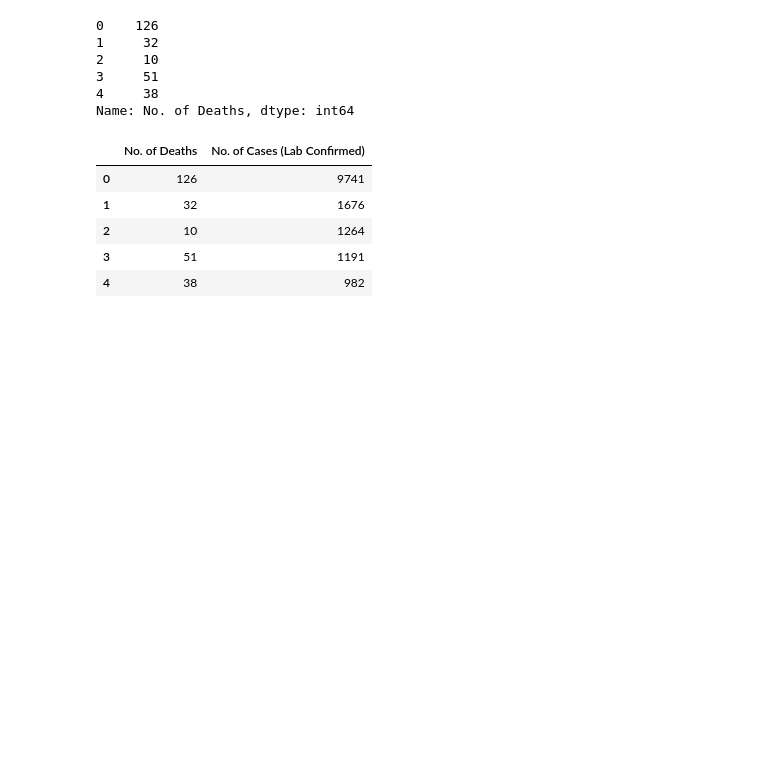
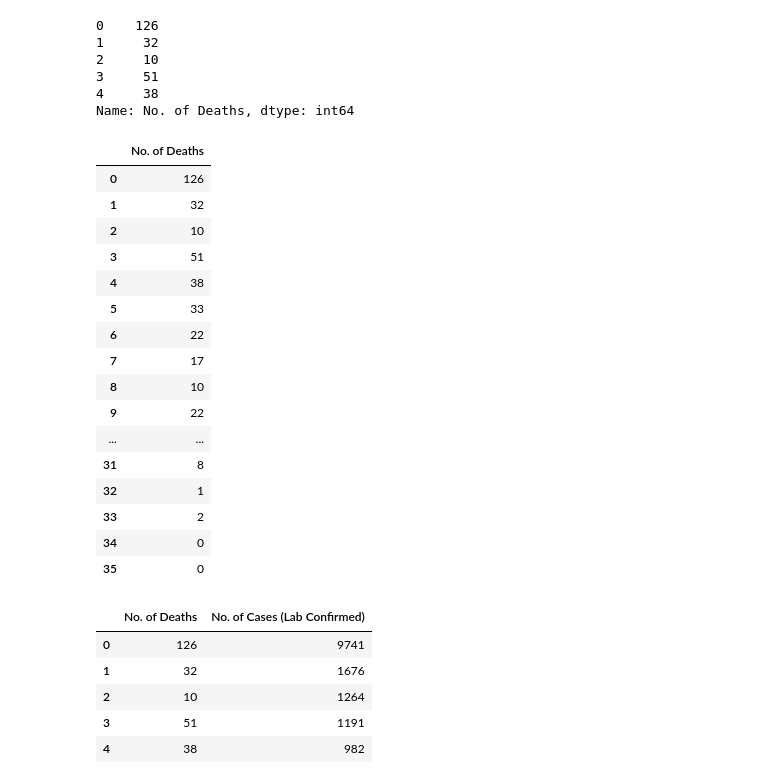
Before and after one commit to Ridzy619/Datafain, a Jupyter notebook: Courses/Data Science Fundamentals/Day 3/Day 3.ipynb, the cells around one changed output. Saved outputs shown, nothing was run; the diff lists cells and outputs as text; code cells hidden in the pictures; blank space fills up the shorter version.

```diff
--- a/Courses/Data Science Fundamentals/Day 3/Day 3.ipynb
+++ b/Courses/Data Science Fundamentals/Day 3/Day 3.ipynb
@@ -223,8 +266,8 @@ pd.read_html('http://www.fdic.gov/bank/individual/failed/banklist.html')[0]
 import requests
 
 url1 = 'http://covid19.ncdc.gov.ng/'
-web_out = requests.get(url1).content
-covid_df = pd.read_html(web_out)[0]
+web_content = requests.get(url1).content
+covid_df = pd.read_html(web_content)[0]
 covid_df
 # %% [output]
 |  | States Affected | No. of Cases (Lab Confirmed) | No. of Cases (on admission) | No. Discharged | No. of Deaths |
@@ -267,6 +310,27 @@ no_of_deaths.head()
 3     51
 4     38
 Name: No. of Deaths, dtype: int64
+# %%
+no_of_deaths = covid_df[['No. of Deaths']]
+no_of_deaths
+# %% [output]
+|  | No. of Deaths |
+| 0 | 126 |
+| 1 | 32 |
+| 2 | 10 |
+| 3 | 51 |
+| 4 | 38 |
+| 5 | 33 |
+| 6 | 22 |
+| 7 | 17 |
+| 8 | 10 |
+| 9 | 22 |
+| ... | ... |
+| 31 | 8 |
+| 32 | 1 |
+| 33 | 2 |
+| 34 | 0 |
+| 35 | 0 |
 # %%
 # Example 2: Select No. of Cases (Lab Confirmed) and No. Discharged columns
 
```
Also changed, not shown: parts of 21 cells of this notebook.
